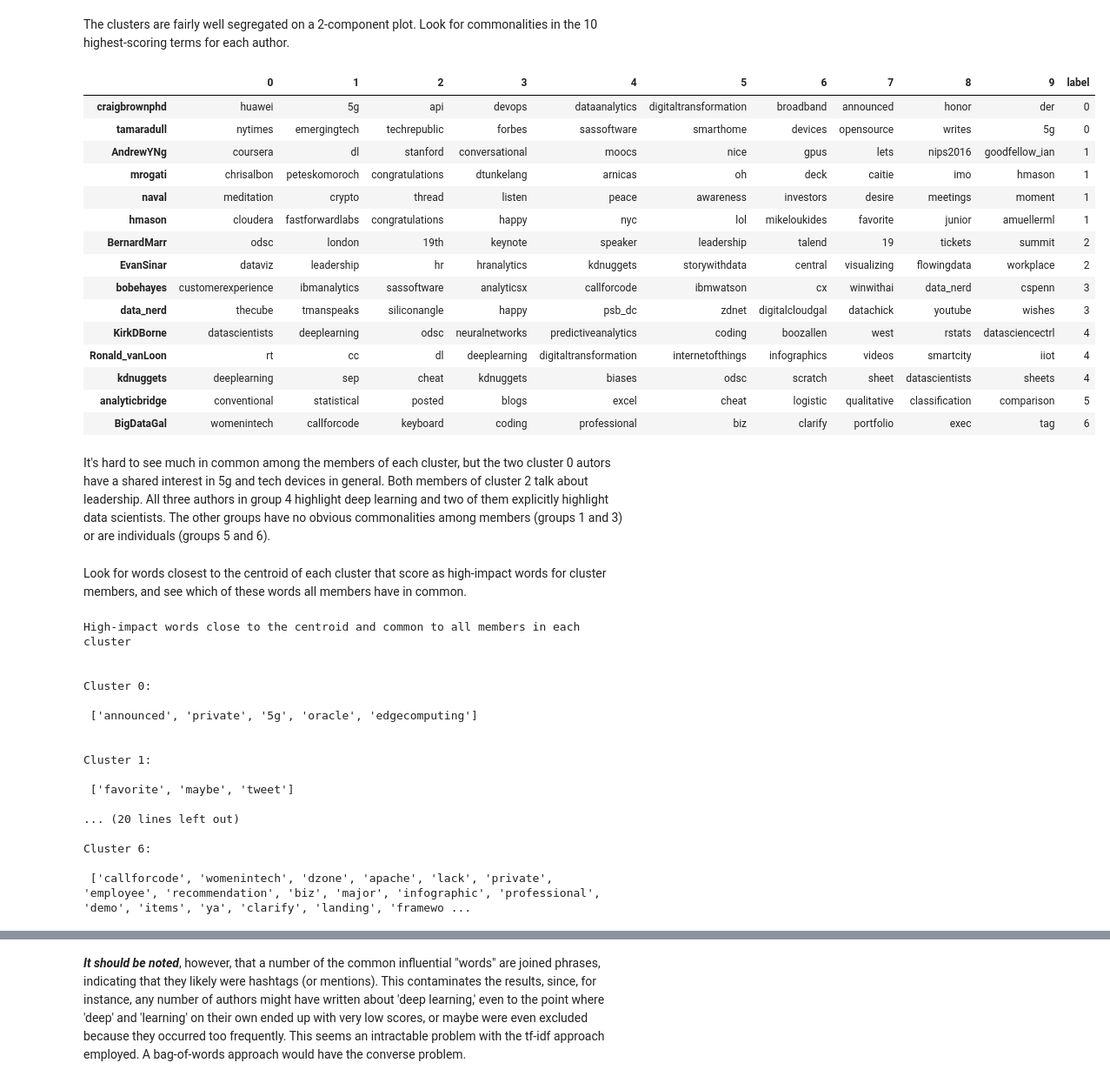
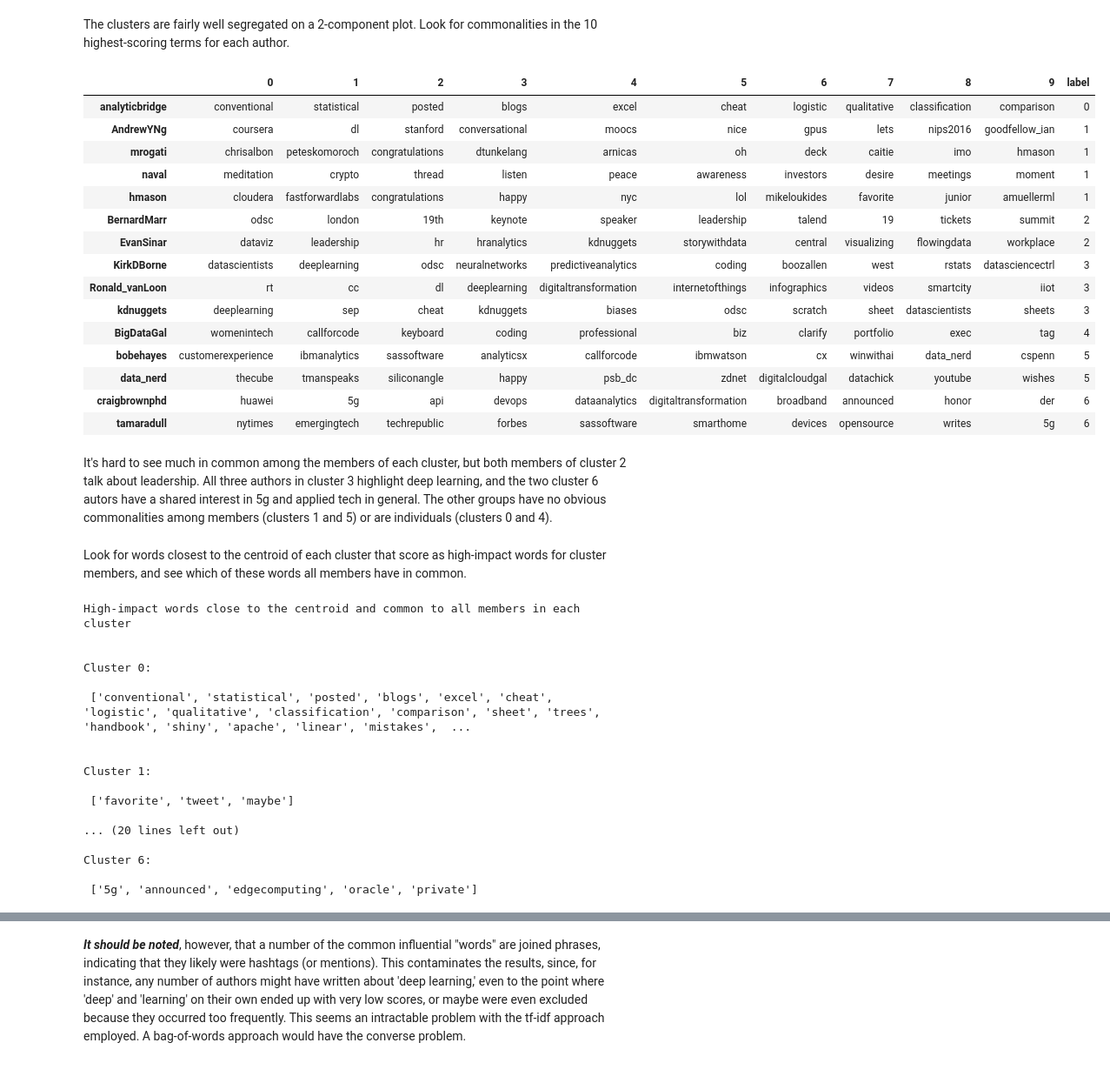
Before and after one commit to vincegiorno/twitter, a Jupyter notebook: twitter.ipynb, the cells around one changed output, grey strips where cells are left out. Shown: that part at 87% size. Cells and saved outputs as stored; diff of their text form; code cells hidden in the pictures.

```diff
--- a/twitter.ipynb
+++ b/twitter.ipynb
@@ -397,17 +397,19 @@ optimal_num_clusters = Counter(clusters).most_common(1)[0][0]
 print(Counter(clusters).most_common())
 print('The optimal number of clusters is {}'.format(optimal_num_clusters))
 
-best_labels = []
-best_score = -999
+best_labels1 = []
+best_score1 = -999
+centers1 = []
 
 for _ in range(1000):
     km = KMeans(optimal_num_clusters)
     km.fit(cluster_data)
     sil_score = silhouette_score(cluster_data, km.labels_)
-    if sil_score > best_score:
-        best_score = sil_score
-        best_labels = km.labels_
+    if sil_score > best_score1:
+        best_score1 = sil_score
+        best_labels1 = km.labels_
+        centers1 = km.cluster_centers_
 
 for i in range(optimal_num_clusters):
-    print('Cluster {} comprises {}'.format(i, [name for ix, name in enumerate(names) if best_labels[ix] == i]))
+    print('Cluster {} comprises {}'.format(i, [name for ix, name in enumerate(names) if best_labels1[ix] == i]))
 # %% [output]
@@ -469,41 +469,40 @@ The clusters are fairly well segregated on a 2-component plot. Look for commonal
 # %%
 words = cluster_df.T
 groupings = pd.DataFrame(index=names, columns=range(10))
 for name in names:
     groupings.loc[name, :] = words[name].sort_values(ascending=False)[0:10].index
-groupings['label'] = best_labels
+groupings['label'] = best_labels1
 groupings.sort_values(by='label')
 # %% [output]
 |  | 0 | 1 | 2 | 3 | 4 | 5 | 6 | 7 | 8 | 9 | label |
-| craigbrownphd | huawei | 5g | api | devops | dataanalytics | digitaltransformation | broadband | announced | honor | der | 0 |
-| tamaradull | nytimes | emergingtech | techrepublic | forbes | sassoftware | smarthome | devices | opensource | writes | 5g | 0 |
+| analyticbridge | conventional | statistical | posted | blogs | excel | cheat | logistic | qualitative | classification | comparison | 0 |
 | AndrewYNg | coursera | dl | stanford | conversational | moocs | nice | gpus | lets | nips2016 | goodfellow_ian | 1 |
 | mrogati | chrisalbon | peteskomoroch | congratulations | dtunkelang | arnicas | oh | deck | caitie | imo | hmason | 1 |
 | naval | meditation | crypto | thread | listen | peace | awareness | investors | desire | meetings | moment | 1 |
 | hmason | cloudera | fastforwardlabs | congratulations | happy | nyc | lol | mikeloukides | favorite | junior | amuellerml | 1 |
 | BernardMarr | odsc | london | 19th | keynote | speaker | leadership | talend | 19 | tickets | summit | 2 |
 | EvanSinar | dataviz | leadership | hr | hranalytics | kdnuggets | storywithdata | central | visualizing | flowingdata | workplace | 2 |
-| bobehayes | customerexperience | ibmanalytics | sassoftware | analyticsx | callforcode | ibmwatson | cx | winwithai | data_nerd | cspenn | 3 |
-| data_nerd | thecube | tmanspeaks | siliconangle | happy | psb_dc | zdnet | digitalcloudgal | datachick | youtube | wishes | 3 |
-| KirkDBorne | datascientists | deeplearning | odsc | neuralnetworks | predictiveanalytics | coding | boozallen | west | rstats | datasciencectrl | 4 |
-| Ronald_vanLoon | rt | cc | dl | deeplearning | digitaltransformation | internetofthings | infographics | videos | smartcity | iiot | 4 |
-| kdnuggets | deeplearning | sep | cheat | kdnuggets | biases | odsc | scratch | sheet | datascientists | sheets | 4 |
-| analyticbridge | conventional | statistical | posted | blogs | excel | cheat | logistic | qualitative | classification | comparison | 5 |
-| BigDataGal | womenintech | callforcode | keyboard | coding | professional | biz | clarify | portfolio | exec | tag | 6 |
+| KirkDBorne | datascientists | deeplearning | odsc | neuralnetworks | predictiveanalytics | coding | boozallen | west | rstats | datasciencectrl | 3 |
+| Ronald_vanLoon | rt | cc | dl | deeplearning | digitaltransformation | internetofthings | infographics | videos | smartcity | iiot | 3 |
+| kdnuggets | deeplearning | sep | cheat | kdnuggets | biases | odsc | scratch | sheet | datascientists | sheets | 3 |
+| BigDataGal | womenintech | callforcode | keyboard | coding | professional | biz | clarify | portfolio | exec | tag | 4 |
+| bobehayes | customerexperience | ibmanalytics | sassoftware | analyticsx | callforcode | ibmwatson | cx | winwithai | data_nerd | cspenn | 5 |
+| data_nerd | thecube | tmanspeaks | siliconangle | happy | psb_dc | zdnet | digitalcloudgal | datachick | youtube | wishes | 5 |
+| craigbrownphd | huawei | 5g | api | devops | dataanalytics | digitaltransformation | broadband | announced | honor | der | 6 |
+| tamaradull | nytimes | emergingtech | techrepublic | forbes | sassoftware | smarthome | devices | opensource | writes | 5g | 6 |
 # %% [markdown]
-It's hard to see much in common among the members of each cluster, but the two cluster 0 autors have a shared interest in 5g and tech devices in general. Both members of cluster 2 talk about leadership. All three authors in group 4 highlight deep learning and two of them explicitly highlight data scientists. The other groups have no obvious commonalities among members (groups 1 and 3) or are individuals (groups 5 and 6).
+It's hard to see much in common among the members of each cluster, but both members of cluster 2 talk about leadership. All three authors in cluster 3 highlight deep learning, and the two cluster 6 autors have a shared interest in 5g and applied tech in general.  The other groups have no obvious commonalities among members (clusters 1 and 5) or are individuals (clusters 0 and 4).
 # %% [markdown]
 Look for words closest to the centroid of each cluster that score as high-impact words for cluster members, and see which of these words all members have in common.
 # %%
-centroids = km.cluster_centers_.argsort()[:, ::-1]
+centroids1 = centers1.argsort()[:, ::-1]
 words_df = pd.DataFrame(cluster_data, index=names, columns=terms)
 print('High-impact words close to the centroid and common to all members in each cluster\n\n')
 for i in range(optimal_num_clusters):
     print('Cluster {}:'.format(i))
     people = [name for name in names if groupings.loc[name, 'label'] == i]
     words = []
-    for ind in centroids[i]:
-        count = 0
+    for ind in centroids1[i]:
         word = terms[ind]
         common = True
         for person in people:
@@ -512,8 +511,7 @@ for i in range(optimal_num_clusters):
                 break
         if common == True:
             words.append(word)
-            count += 1
-        if count == 20:
+        if len(words) == 20:
             break
     print('\n', words, '\n\n')
 # %% [output]
@@ -522,17 +520,17 @@ High-impact words close to the centroid and common to all members in each cluste
 
 Cluster 0:
 
- ['announced', 'private', '5g', 'oracle', 'edgecomputing']
+ ['conventional', 'statistical', 'posted', 'blogs', 'excel', 'cheat', 'logistic', 'qualitative', 'classification', 'comparison', 'sheet', 'trees', 'handbook', 'shiny', 'apache', 'linear', 'mistakes',  ...
 
 
 Cluster 1:
 
- ['favorite', 'maybe', 'tweet']
+ ['favorite', 'tweet', 'maybe']
 
 ... (20 lines left out)
 
 Cluster 6:
 
- ['callforcode', 'womenintech', 'dzone', 'apache', 'lack', 'private', 'employee', 'recommendation', 'biz', 'major', 'infographic', 'professional', 'demo', 'items', 'ya', 'clarify', 'landing', 'framewo ...
+ ['5g', 'announced', 'edgecomputing', 'oracle', 'private']
 # %% [markdown]
 This programmatic analysis of the intra-group comonalities confirms and expands the insights from visual inspection of the top 10 words for each author.
```
Also changed, not shown: parts of 18 cells of this notebook.
